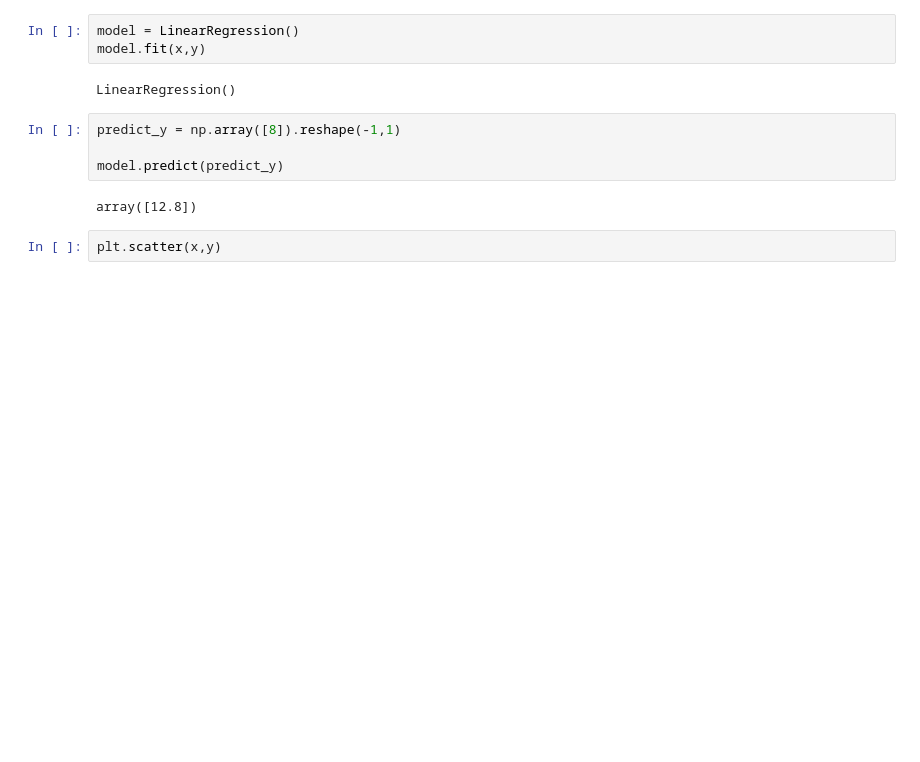
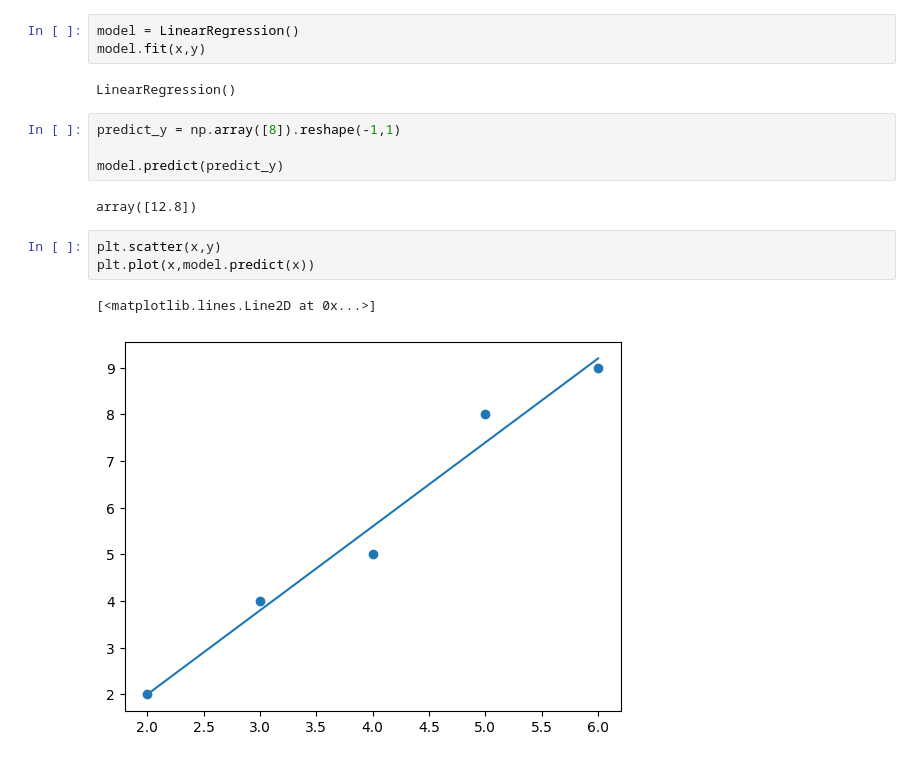
Before and after one commit to HarshSuthar1/data-science-projects, a Jupyter notebook: basic_linear_model.ipynb, the cells around one changed output. Drawn from its saved outputs; the diff is of its cells as text; blank space fills up the shorter version.

```diff
--- a/basic_linear_model.ipynb
+++ b/basic_linear_model.ipynb
@@ -18,3 +18,7 @@ model.predict(predict_y)
 array([12.8])
 # %%
 plt.scatter(x,y)
+plt.plot(x,model.predict(x))
+# %% [output]
+[<matplotlib.lines.Line2D at 0x...>]
+[figure, added]
```
Also changed, not shown: parts of 2 cells of this notebook, 2 other files.
